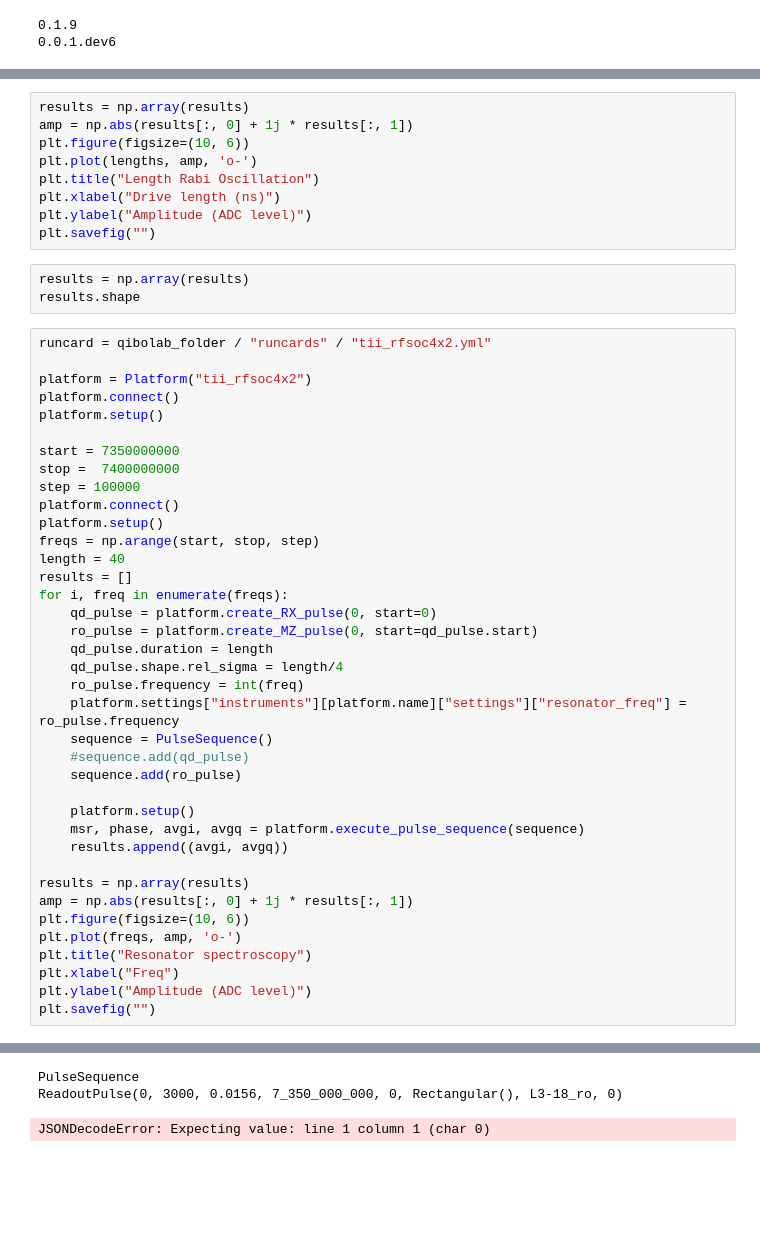
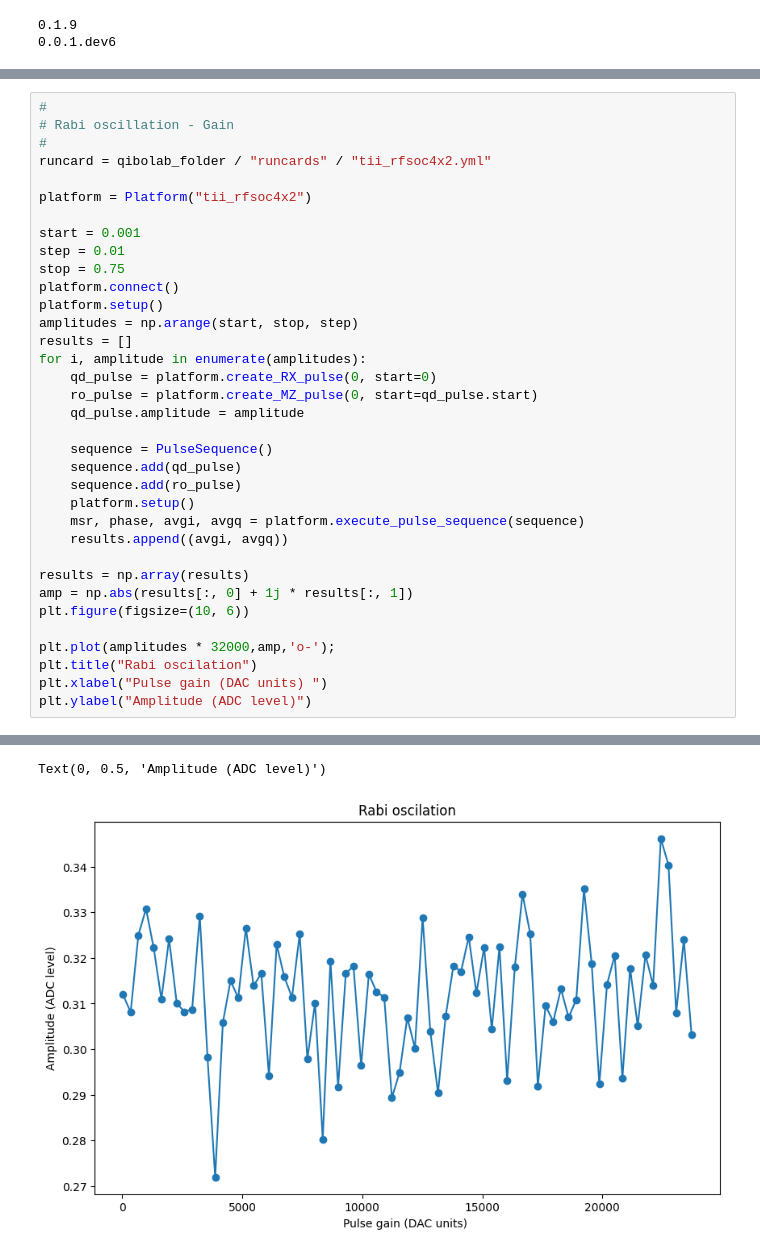
Before and after one commit to qiboteam/qibolab, a Jupyter notebook: examples/check_qibolab.ipynb, the cells around one changed output, grey strips where cells are left out. Cells and saved outputs as stored; diff of their text form; blank space fills up the shorter version.

```diff
--- a/examples/check_qibolab.ipynb
+++ b/examples/check_qibolab.ipynb
@@ -70,41 +175,26 @@ for i, length in enumerate(lengths):
-# %%
-results = np.array(results)
-amp = np.abs(results[:, 0] + 1j * results[:, 1])
-plt.figure(figsize=(10, 6))
-plt.plot(lengths, amp, 'o-')
-plt.title("Length Rabi Oscillation")
-plt.xlabel("Drive length (ns)")
-plt.ylabel("Amplitude (ADC level)")
-plt.savefig("")
-# %%
-results = np.array(results)
-results.shape
 # %%
+#
+# Rabi oscillation - Gain
+#
 runcard = qibolab_folder / "runcards" / "tii_rfsoc4x2.yml"
 
 platform = Platform("tii_rfsoc4x2")
+
+start = 0.001
+step = 0.01
+stop = 0.75
 platform.connect()
 platform.setup()
-
-start = 7350000000
-stop =  7400000000
-step = 100000
-platform.connect()
-platform.setup()
-freqs = np.arange(start, stop, step)
-length = 40
+amplitudes = np.arange(start, stop, step)
 results = []
-for i, freq in enumerate(freqs):
+for i, amplitude in enumerate(amplitudes):
     qd_pulse = platform.create_RX_pulse(0, start=0)
     ro_pulse = platform.create_MZ_pulse(0, start=qd_pulse.start)
-    qd_pulse.duration = length
-    qd_pulse.shape.rel_sigma = length/4
-    ro_pulse.frequency = int(freq)
-    platform.settings["instruments"][platform.name]["settings"]["resonator_freq"] = ro_pulse.frequency
+    qd_pulse.amplitude = amplitude
+
     sequence = PulseSequence()
-    #sequence.add(qd_pulse)
+    sequence.add(qd_pulse)
     sequence.add(ro_pulse)
-
     platform.setup()
     msr, phase, avgi, avgq = platform.execute_pulse_sequence(sequence)
     results.append((avgi, avgq))
@@ -112,9 +202,9 @@ for i, freq in enumerate(freqs):
 results = np.array(results)
 amp = np.abs(results[:, 0] + 1j * results[:, 1])
 plt.figure(figsize=(10, 6))
-plt.plot(freqs, amp, 'o-')
-plt.title("Resonator spectroscopy")
-plt.xlabel("Freq")
+
+plt.plot(amplitudes * 32000,amp,'o-');
+plt.title("Rabi oscilation")
+plt.xlabel("Pulse gain (DAC units) ")
 plt.ylabel("Amplitude (ADC level)")
-plt.savefig("")
 # %% [output]
@@ -123,3 +213,2 @@ plt.savefig("")
-PulseSequence
-ReadoutPulse(0, 3000, 0.0156, 7_350_000_000, 0, Rectangular(), L3-18_ro, 0)
+Text(0, 0.5, 'Amplitude (ADC level)')
-JSONDecodeError: Expecting value: line 1 column 1 (char 0)
+[figure, added]
```
Also changed, not shown: parts of 11 cells of this notebook, 2 other files.
